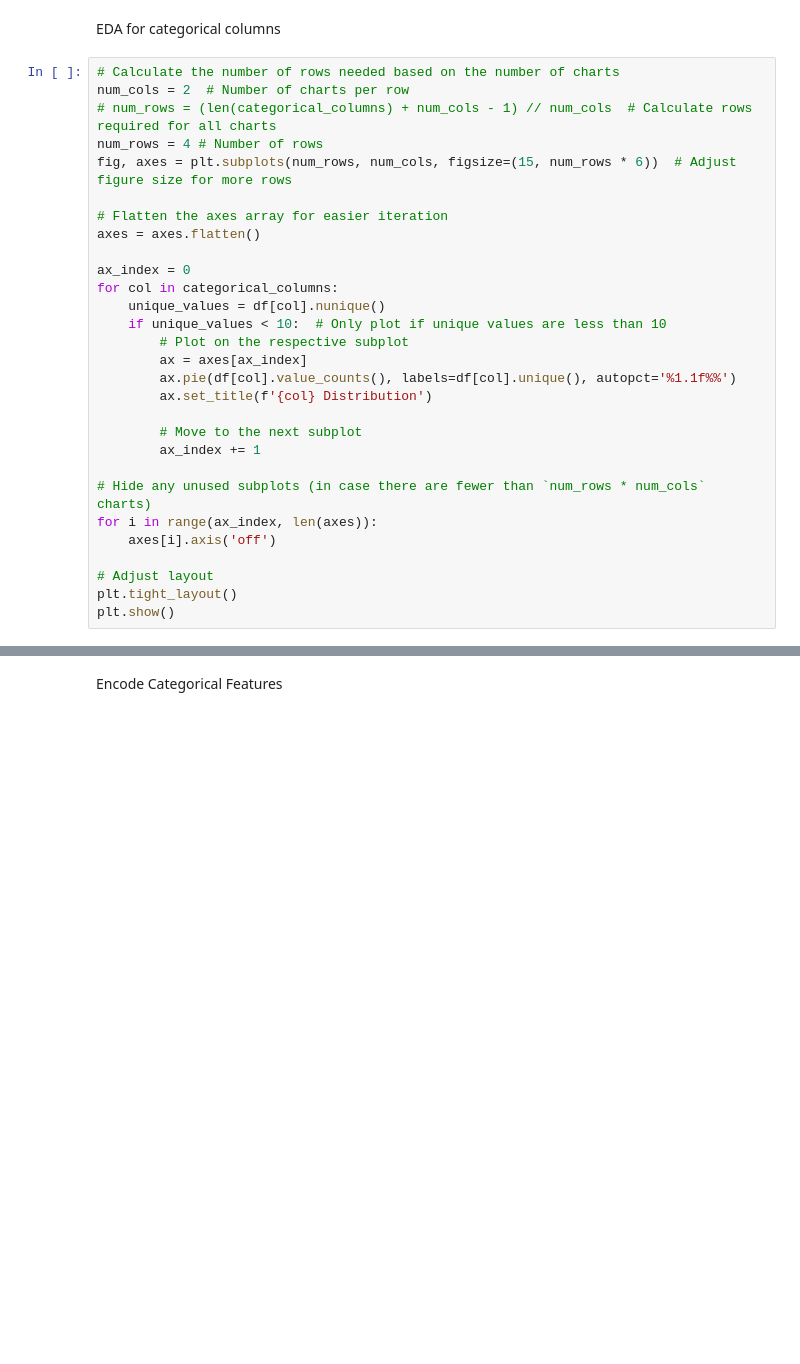
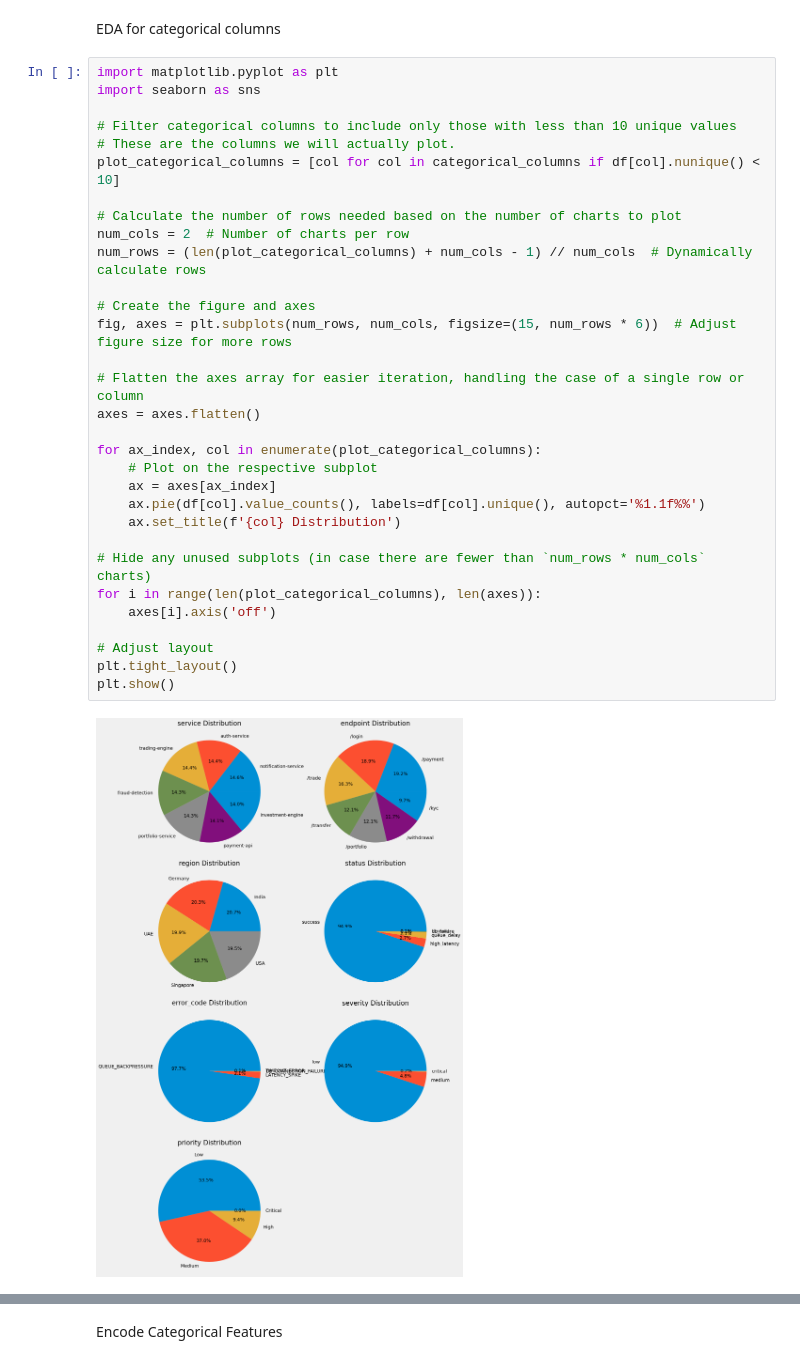
Before and after one commit to shubhiv02-learner/banking-log-anomaly-detection, a Jupyter notebook: notebooks/SentinelIQ.ipynb, the cells around one changed output, grey strips where cells are left out. Saved outputs shown, nothing was run; the diff lists cells and outputs as text; blank space fills up the shorter version.

```diff
--- a/notebooks/SentinelIQ.ipynb
+++ b/notebooks/SentinelIQ.ipynb
@@ -1326,32 +1330,36 @@ print(categorical_columns)
 # %% [markdown]
 EDA for categorical columns
 # %%
-# Calculate the number of rows needed based on the number of charts
+import matplotlib.pyplot as plt
+import seaborn as sns
+
+# Filter categorical columns to include only those with less than 10 unique values
+# These are the columns we will actually plot.
+plot_categorical_columns = [col for col in categorical_columns if df[col].nunique() < 10]
+
+# Calculate the number of rows needed based on the number of charts to plot
 num_cols = 2  # Number of charts per row
-# num_rows = (len(categorical_columns) + num_cols - 1) // num_cols  # Calculate rows required for all charts
-num_rows = 4 # Number of rows
+num_rows = (len(plot_categorical_columns) + num_cols - 1) // num_cols  # Dynamically calculate rows
+
+# Create the figure and axes
 fig, axes = plt.subplots(num_rows, num_cols, figsize=(15, num_rows * 6))  # Adjust figure size for more rows
 
-# Flatten the axes array for easier iteration
+# Flatten the axes array for easier iteration, handling the case of a single row or column
 axes = axes.flatten()
 
-ax_index = 0
-for col in categorical_columns:
-    unique_values = df[col].nunique()
-    if unique_values < 10:  # Only plot if unique values are less than 10
-        # Plot on the respective subplot
-        ax = axes[ax_index]
-        ax.pie(df[col].value_counts(), labels=df[col].unique(), autopct='%1.1f%%')
-        ax.set_title(f'{col} Distribution')
-
-        # Move to the next subplot
-        ax_index += 1
+for ax_index, col in enumerate(plot_categorical_columns):
+    # Plot on the respective subplot
+    ax = axes[ax_index]
+    ax.pie(df[col].value_counts(), labels=df[col].unique(), autopct='%1.1f%%')
+    ax.set_title(f'{col} Distribution')
 
 # Hide any unused subplots (in case there are fewer than `num_rows * num_cols` charts)
-for i in range(ax_index, len(axes)):
+for i in range(len(plot_categorical_columns), len(axes)):
     axes[i].axis('off')
 
 # Adjust layout
 plt.tight_layout()
 plt.show()
+# %% [output]
+[figure, added]
 # %%
```
Also changed, not shown: parts of 17 cells of this notebook.
